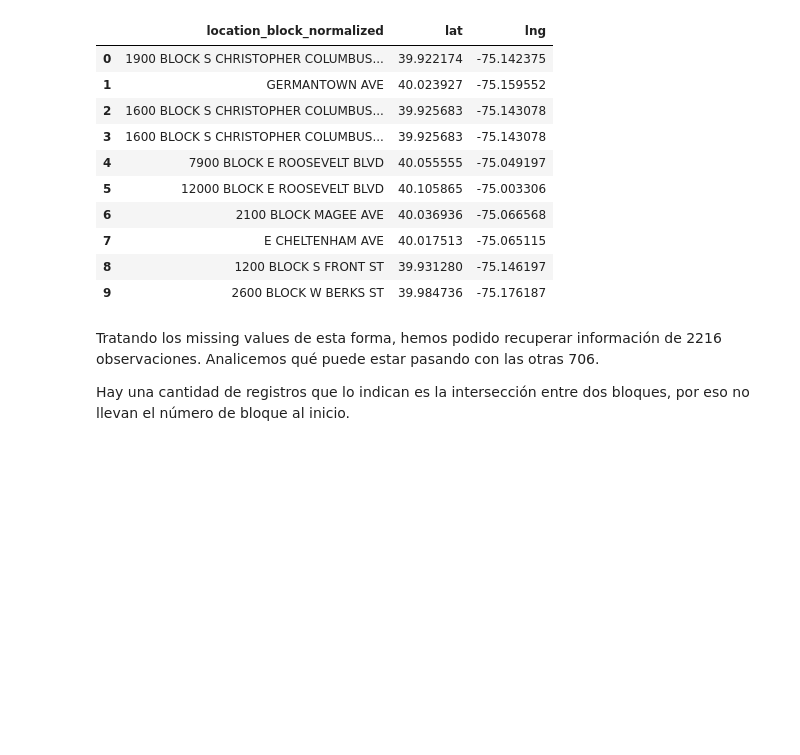
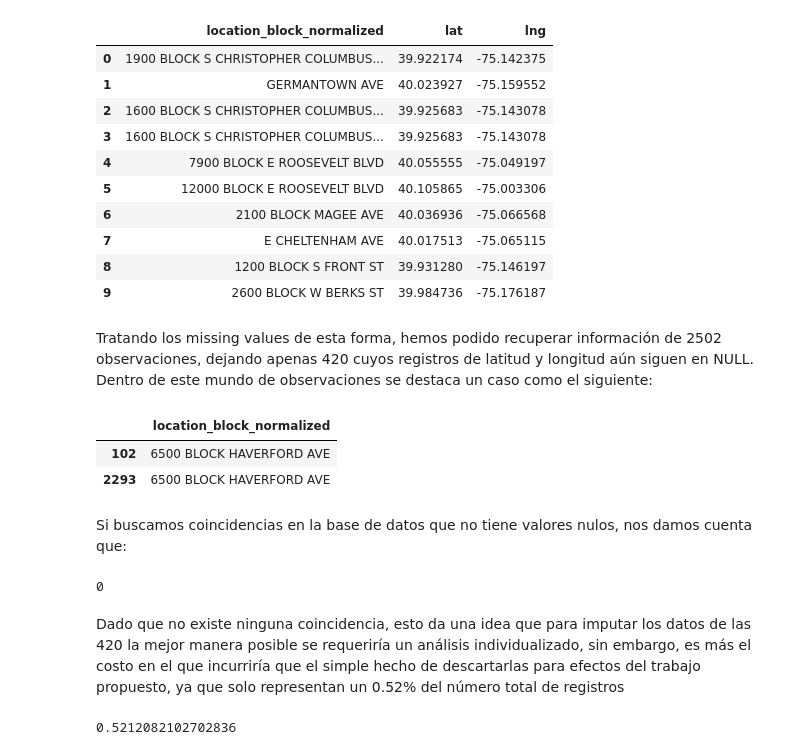
Before and after one commit to dnunez29/Trabajo-Final-Graduacion, a Jupyter notebook: Scripts/TFM_DanielNunezVargas.ipynb, the cells around one changed output. Cells and saved outputs as stored; diff of their text form; code cells hidden in the pictures; blank space fills up the shorter version.

```diff
--- a/Scripts/TFM_DanielNunezVargas.ipynb
+++ b/Scripts/TFM_DanielNunezVargas.ipynb
@@ -156,8 +176,11 @@ df_nan_join[['location_block_normalized', 'lat', 'lng']].head(10)
 | 8 | 1200 BLOCK S FRONT ST | 39.931280 | -75.146197 |
 | 9 | 2600 BLOCK W BERKS ST | 39.984736 | -75.176187 |
 # %% [markdown]
-Tratando los missing values de esta forma, hemos podido recuperar información de 2216 observaciones. Analicemos qué puede estar pasando con las otras 706.
-
-Hay una cantidad de registros que lo indican es la intersección entre dos bloques, por eso no llevan el número de bloque al inicio.
+Tratando los missing values de esta forma, hemos podido recuperar información de 2502 observaciones, dejando apenas 420 cuyos registros de latitud y longitud aún siguen en NULL. Dentro de este mundo de observaciones se destaca un caso como el siguiente:
 # %%
 df_still_nan = df_nan_join[df_nan_join['lat'].isna() | df_nan_join['lng'].isna()]
+df_still_nan[df_still_nan['location_block_normalized'].str.contains('6500 BLOCK HAVERFORD')][['location_block_normalized']]
+# %% [output]
+|  | location_block_normalized |
+| 102 | 6500 BLOCK HAVERFORD AVE |
+| 2293 | 6500 BLOCK HAVERFORD AVE |
@@ -166,0 +187,15 @@ df_nan_filled = df_nan_join[['lat', 'lng', 'hour', 'dispatch_date', 'dc_dist', '
+# %% [markdown]
+Si buscamos coincidencias en la base de datos que no tiene valores nulos, nos damos cuenta que:
+# %%
+df_non_nan = df_filter[~(df_filter['lat'].isna() | df_filter['lng'].isna())]
+len(df_non_nan[df_non_nan['location_block_normalized'].str.contains('6500 BLOCK HAVERFORD')])
+# %% [output]
+0
+# %% [markdown]
+Dado que no existe ninguna coincidencia, esto da una idea que para imputar los datos de las 420 la mejor manera posible se requeriría un análisis individualizado, sin embargo, es más el costo en el que incurriría que el simple hecho de descartarlas para efectos del trabajo propuesto, ya que solo representan un 0.52% del número total de registros
+# %%
+df_nan_filled = df_nan_join[['lat', 'lng', 'hour', 'dispatch_date', 'dc_dist', 'psa', 'ucr_general', 'text_general_code', 'location_block', 'location_block_normalized']]
+df_non_nan_gps = pd.concat([df_non_nan, df_nan_filled]).dropna(subset=['lat', 'lng'])
+len(df_still_nan)/len(df_non_nan_gps)*100
+# %% [output]
+0.5212082102702836
```
Also changed, not shown: parts of 11 cells of this notebook, 10 other files.
